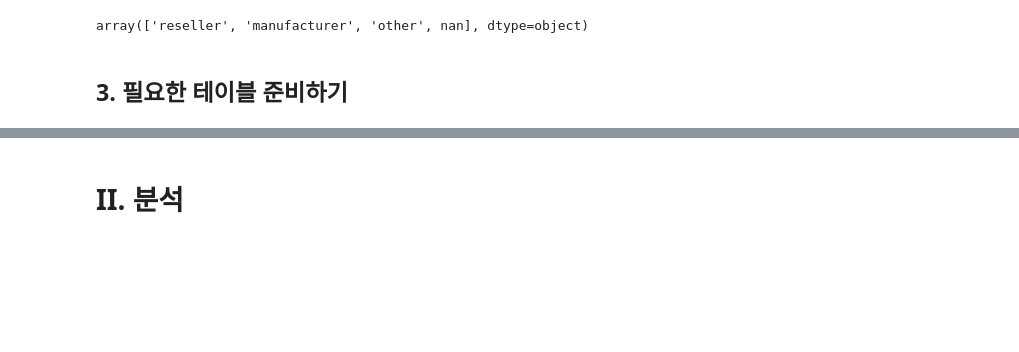
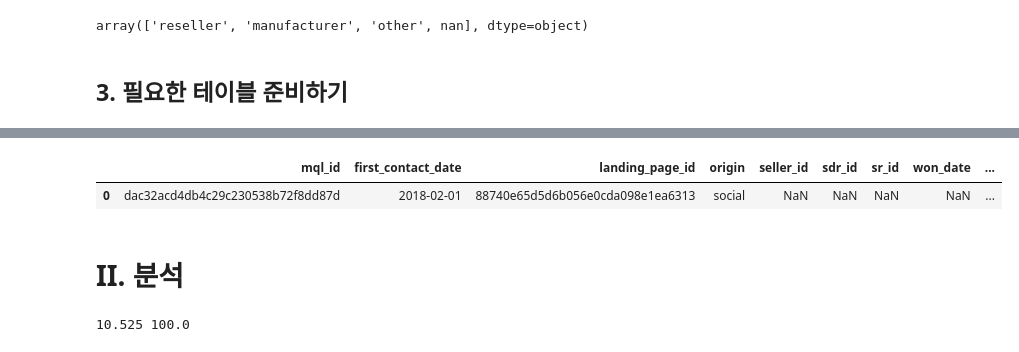
Before and after one commit to eunjipark123/olist_sellerside_analysis, a Jupyter notebook: Olist_seller_sales_analysis.ipynb, the cells around one changed output, grey strips where cells are left out. Cells and saved outputs as stored; diff of their text form; code cells hidden in the pictures; blank space fills up the shorter version.

Commit message:
테이블 모두 조인된 상태로 전환율 측정 (seller_id 별 order_item이 복수여서 전환율 측정에 오류 나옴, 대안 필요)

```diff
--- a/Olist_seller_sales_analysis.ipynb
+++ b/Olist_seller_sales_analysis.ipynb
@@ -122,3 +142,6 @@ array(['reseller', 'manufacturer', 'other', nan], dtype=object)
 ## 3. 필요한 테이블 준비하기
 # %%
 marketing_funnel = mql.merge(closed_deals, how = 'left', on = 'mql_id')
+# %%
+order_sellers = order_items.groupby('seller_id')['order_item_id'].count()
+order_sellers.head()
@@ -125,3 +156,4 @@ marketing_funnel = mql.merge(closed_deals, how = 'left', on = 'mql_id')
 # %%
-mf_sellers = marketing_funnel.merge(sellers, how = 'left', on = 'seller_id')
+mf_items = marketing_funnel.merge(order_sellers, how = 'left', on = 'seller_id')
+mf_items
 # %% [output]
@@ -129,3 +172,0 @@ NameError: ignored
-# %%
-mf_items = marketing_funnel.merge(order_items, how = 'left', on = 'seller_id')
-mf_items.info()
@@ -135,11 +199,20 @@ mf_orders.info()
+# %%
+mf_items.head(1)
+# %% [output]
+|  | mql_id | first_contact_date | landing_page_id | origin | seller_id | sdr_id | sr_id | won_date | ... |
+| 0 | dac32acd4db4c29c230538b72f8dd87d | 2018-02-01 | 88740e65d5d6b056e0cda098e1ea6313 | social | NaN | NaN | NaN | NaN | ... |
 # %% [markdown]
 # II. 분석
 # %%
 # 전체 전환율
 mql_general = marketing_funnel.mql_id.count()
 cd_general = marketing_funnel.seller_id.count()
+order_general = mf_items.seller_id.count()
 
 general_sales_conversion_rate = cd_general / mql_general * 100
-general_sales_conversion_rate
+general_order_conversion_rate = order_generl / cd_general * 100
+print(general_sales_conversion_rate, general_order_conversion_rate)
+# %% [output]
+10.525 100.0
 # %%
 marketing_funnel.info()
```
Also changed, not shown: parts of 10 cells of this notebook.
